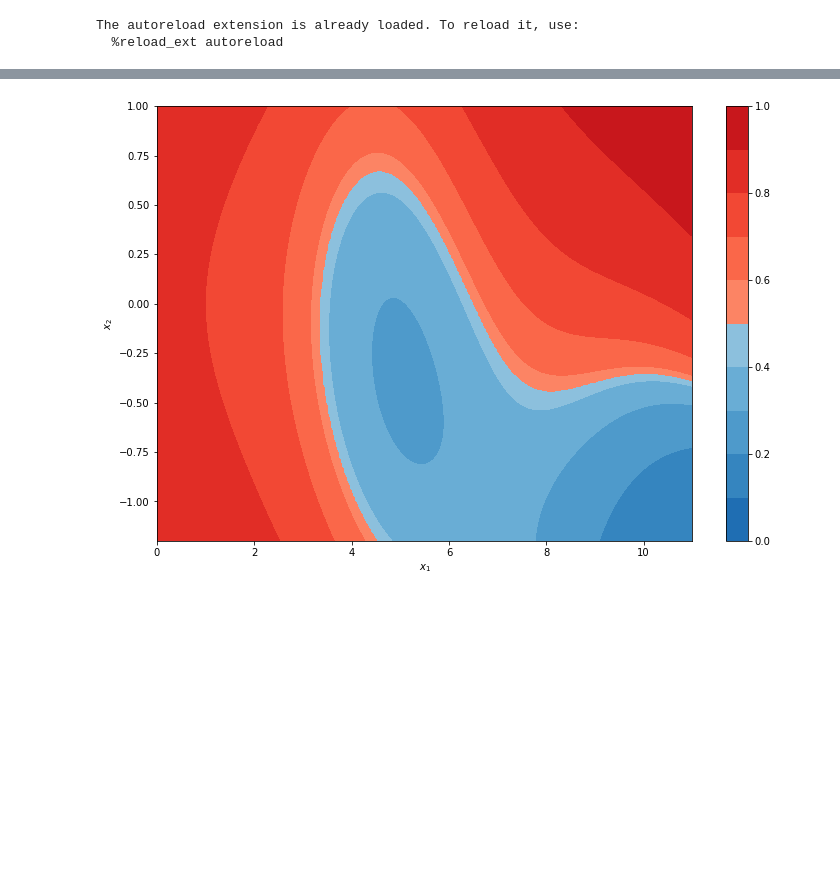
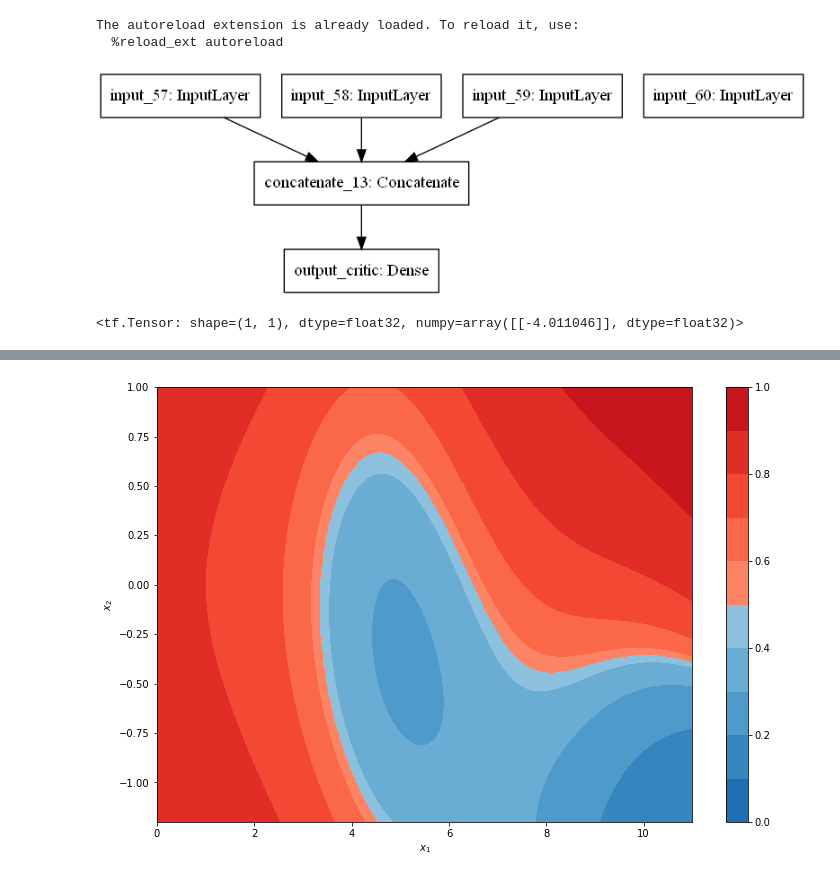
Before and after one commit to ArneRustad/Master-thesis-cf, a Jupyter notebook: scripts/compare_counterfactuals_on_adult_dataset.ipynb, the cells around one changed output, grey strips where cells are left out. Cells and saved outputs as stored; diff of their text form; code cells hidden in the pictures; blank space fills up the shorter version.

```diff
--- a/scripts/compare_counterfactuals_on_adult_dataset.ipynb
+++ b/scripts/compare_counterfactuals_on_adult_dataset.ipynb
@@ -24,3 +24,24 @@ if const.dir.project() != os.getcwd():
 # %% [output]
 The autoreload extension is already loaded. To reload it, use:
   %reload_ext autoreload
+# %%
+import numpy as np
+import tensorflow as tf
+from tensorflow import keras
+from tensorflow.keras import layers
+
+inp1 = keras.Input(shape=(10))
+inp2 = keras.Input(shape=(20))
+inp3 = keras.Input(shape=(40))
+inp4 = keras.Input(shape=(1))
+hidden = layers.concatenate([inp1, inp2, inp3])
+output = Dense(1, name="output_critic")(hidden)
+model2 = Model(inputs=[inp1, [inp2, inp3], inp4], outputs=output)
+# %%
+keras.utils.plot_model(model2)
+# %% [output]
+[figure, added]
+# %%
+model2([tf.random.normal([1, 10]), [tf.random.normal([1, 20]), tf.random.normal([1, 40])]])
+# %% [output]
+<tf.Tensor: shape=(1, 1), dtype=float32, numpy=array([[-4.011046]], dtype=float32)>
```
Also changed, not shown: parts of 12 cells of this notebook, 11 other files.
